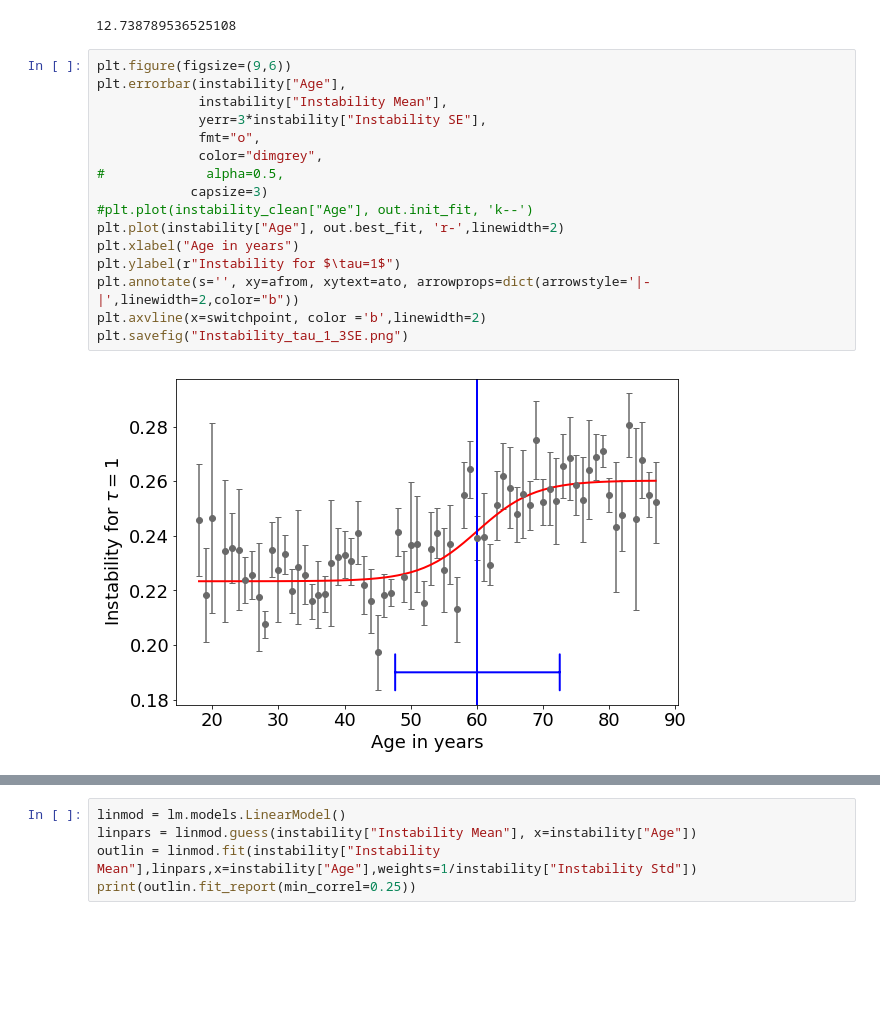
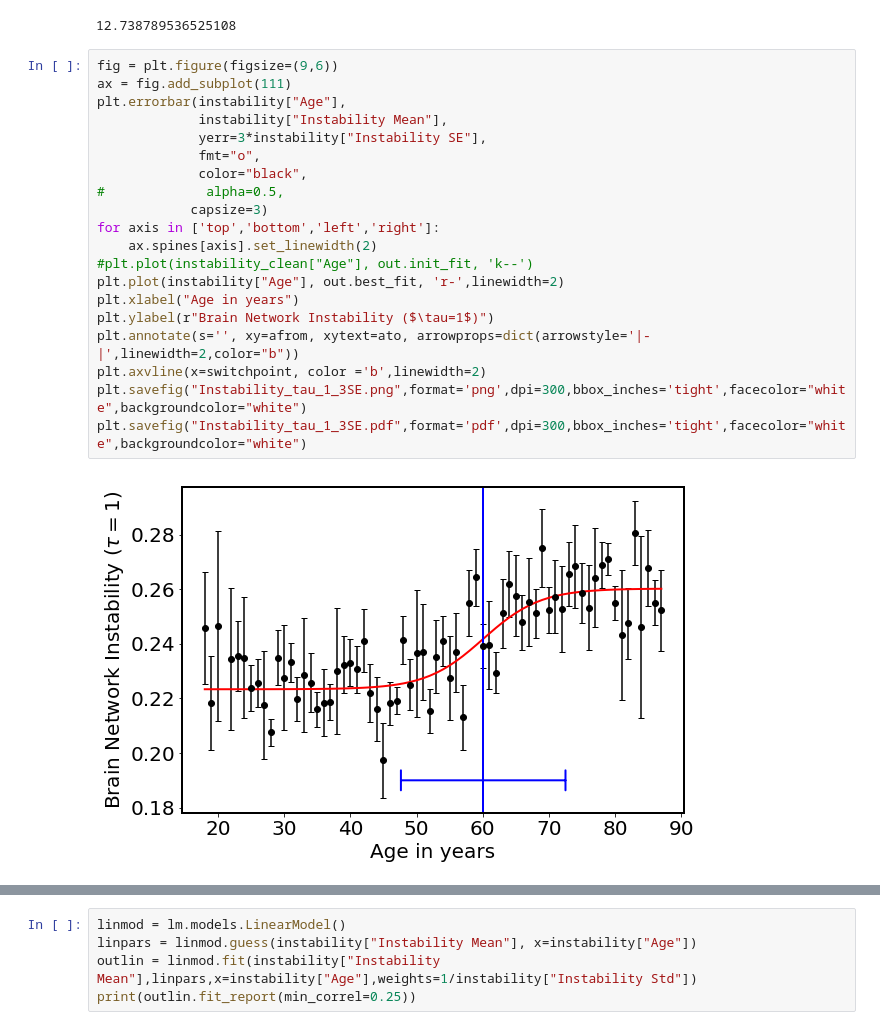
Before and after one commit to hstrey/fMRI-analysis, a Jupyter notebook: Instability.ipynb, the cells around one changed output, grey strips where cells are left out. Drawn from its saved outputs; the diff is of its cells as text; blank space fills up the shorter version.

Commit message:
nicer figure

```diff
--- a/Instability.ipynb
+++ b/Instability.ipynb
@@ -92,23 +92,27 @@ print(interval_90*width)
 # %% [output]
 12.738789536525108
 # %%
-plt.figure(figsize=(9,6))
+fig = plt.figure(figsize=(9,6))
+ax = fig.add_subplot(111)
 plt.errorbar(instability["Age"],
              instability["Instability Mean"],
              yerr=3*instability["Instability SE"],
              fmt="o",
-             color="dimgrey",
+             color="black",
 #             alpha=0.5,
             capsize=3)
+for axis in ['top','bottom','left','right']:
+    ax.spines[axis].set_linewidth(2)
 #plt.plot(instability_clean["Age"], out.init_fit, 'k--')
 plt.plot(instability["Age"], out.best_fit, 'r-',linewidth=2)
 plt.xlabel("Age in years")
-plt.ylabel(r"Instability for $\tau=1$")
+plt.ylabel(r"Brain Network Instability ($\tau=1$)")
 plt.annotate(s='', xy=afrom, xytext=ato, arrowprops=dict(arrowstyle='|-|',linewidth=2,color="b"))
 plt.axvline(x=switchpoint, color ='b',linewidth=2)
-plt.savefig("Instability_tau_1_3SE.png")
+plt.savefig("Instability_tau_1_3SE.png",format='png',dpi=300,bbox_inches='tight',facecolor="white",backgroundcolor="white")
+plt.savefig("Instability_tau_1_3SE.pdf",format='pdf',dpi=300,bbox_inches='tight',facecolor="white",backgroundcolor="white")
 # %% [output]
-[figure, old version]
+[figure, new version]
 # %%
 plt.figure(figsize=(9,6))
 plt.errorbar(instability["Age"],
```
Also changed, not shown: parts of 4 cells of this notebook.
